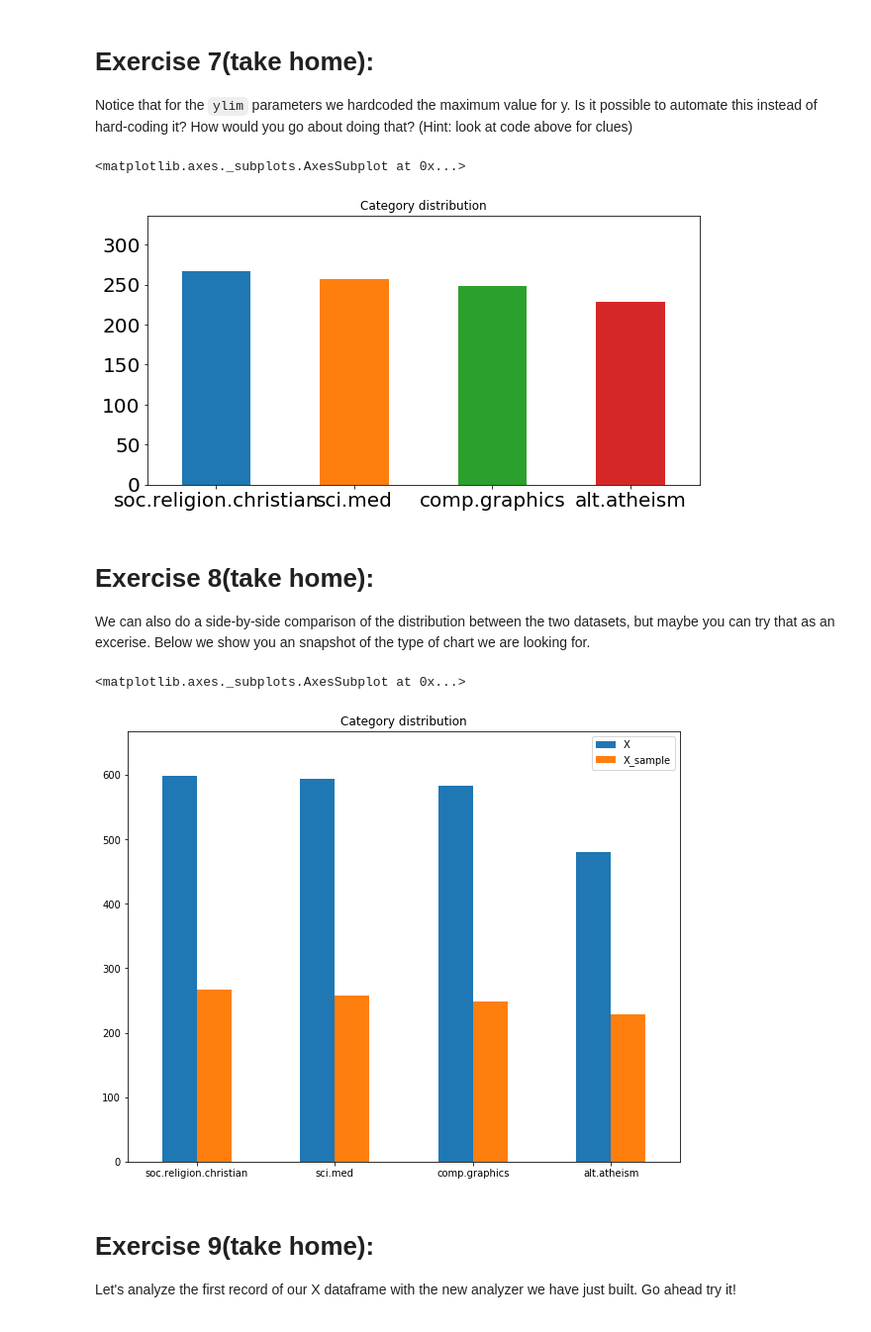
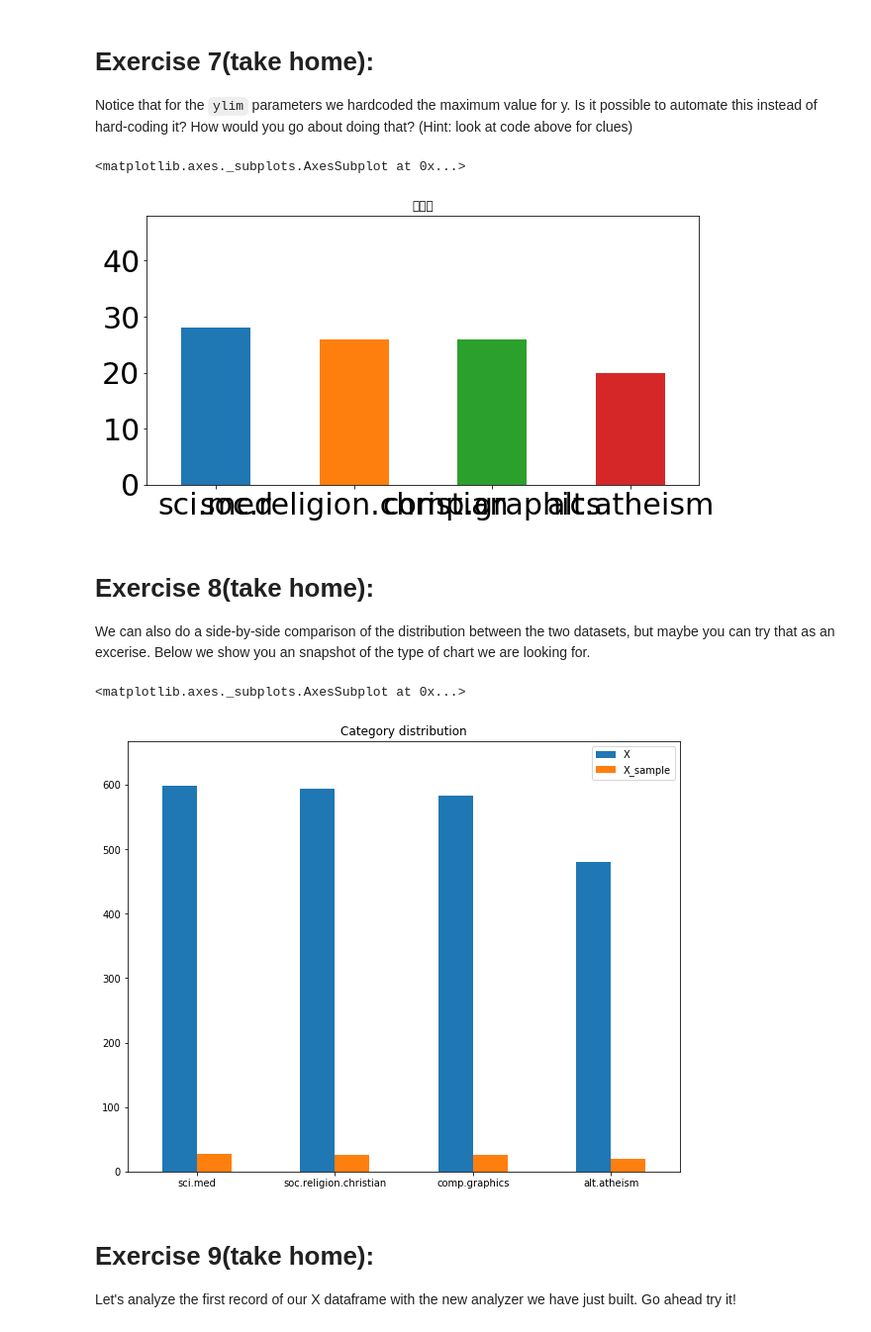
Before and after one commit to BoJieHsu/dm_2018_hw_1, a Jupyter notebook: 106061620_hw_1.ipynb, the cells around one changed output. Shown: that part at 99% size. Saved outputs shown, nothing was run; the diff lists cells and outputs as text; code cells hidden in the pictures.

```diff
--- a/106061620_hw_1.ipynb
+++ b/106061620_hw_1.ipynb
@@ -198,15 +186,15 @@ Notice that for the `ylim` parameters we hardcoded the maximum value for y. Is i
 # %%
 # Answer here
 # use the biggest times of the categories then plus 50 as the ylim
-X_sample = X.sample(n=1000)
-y_max = max(X_sample.category_name.value_counts().values)+69
+X_sample = X.sample(n=100)
+
 X_sample.category_name.value_counts().plot(kind = 'bar',
-                                           title = 'Category distribution',
-                                           ylim = [0, y_max],
-                                           rot = 0, fontsize = 20, figsize = (10,5))
+                                           title = '樹狀圖',
+                                           ylim = [0,max(X_sample.category_name.value_counts().values)+20],
+                                           rot = 0, fontsize = 30, figsize = (10,5))
 # %% [output]
 <matplotlib.axes._subplots.AxesSubplot at 0x...>
-[figure, old version]
+[figure, new version]
 # %% [markdown]
 # Exercise 8(take home):
 We can also do a side-by-side comparison of the distribution between the two datasets, but maybe you can try that as an excerise. Below we show you an snapshot of the type of chart we are looking for.
@@ -221,7 +209,7 @@ y_max = max(X1)+69
 p.plot.bar(title = 'Category distribution', ylim = [0, y_max], rot=0, figsize = (10,8))
 # %% [output]
 <matplotlib.axes._subplots.AxesSubplot at 0x...>
-[figure, old version]
+[figure, new version]
 # %% [markdown]
 # Exercise 9(take home):
 Let's analyze the first record of our X dataframe with the new analyzer we have just built. Go ahead try it!
```
Also changed, not shown: parts of 21 cells of this notebook.
